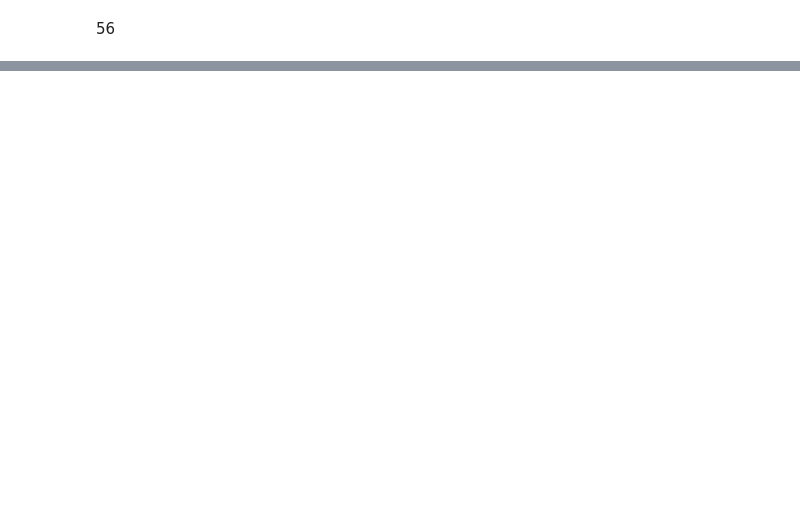
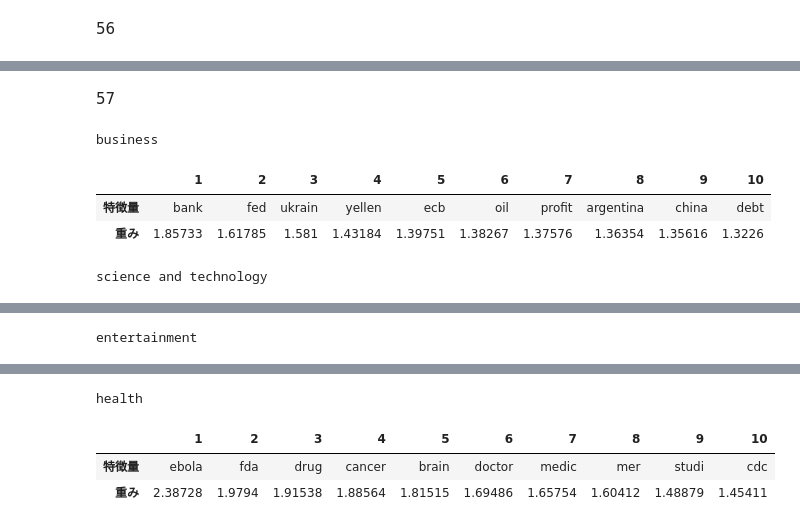
Before and after one commit to SJSY126/NLP100, a Jupyter notebook: Chpater6.ipynb, the cells around one changed output, grey strips where cells are left out. Cells and saved outputs as stored; diff of their text form; code cells hidden in the pictures; blank space fills up the shorter version.

```diff
--- a/Chpater6.ipynb
+++ b/Chpater6.ipynb
@@ -316,0 +417,18 @@ show_cm(test_cm)
+# %% [markdown]
+57
+# %%
+def show_weight(directional, N):
+    for i, cat in enumerate(categories):
+        indices = lr.coef_[i].argsort()[::directional][:N]
+        best = np.array(features)[indices]
+        weight = lr.coef_[i][indices]
+        print(category_names[i])
+        display(pd.DataFrame([best, weight], index = ['特徴量', '重み'], columns = np.arange(N) + 1))
+# %%
+show_weight(-1, 10)
+# %% [output]
+business
+|  | 1 | 2 | 3 | 4 | 5 | 6 | 7 | 8 | 9 | 10 |
+| 特徴量 | bank | fed | ukrain | yellen | ecb | oil | profit | argentina | china | debt |
+| 重み | 1.85733 | 1.61785 | 1.581 | 1.43184 | 1.39751 | 1.38267 | 1.37576 | 1.36354 | 1.35616 | 1.3226 |
+science and technology
@@ -316,0 +438 @@ show_cm(test_cm)
+entertainment
@@ -316,0 +442,4 @@ show_cm(test_cm)
+health
+|  | 1 | 2 | 3 | 4 | 5 | 6 | 7 | 8 | 9 | 10 |
+| 特徴量 | ebola | fda | drug | cancer | brain | doctor | medic | mer | studi | cdc |
+| 重み | 2.38728 | 1.9794 | 1.91538 | 1.88564 | 1.81515 | 1.69486 | 1.65754 | 1.60412 | 1.48879 | 1.45411 |
```
Also changed, not shown: parts of 19 cells of this notebook.
